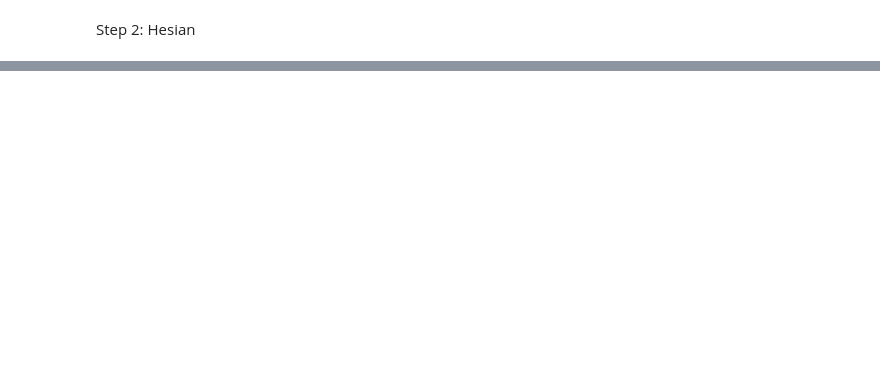
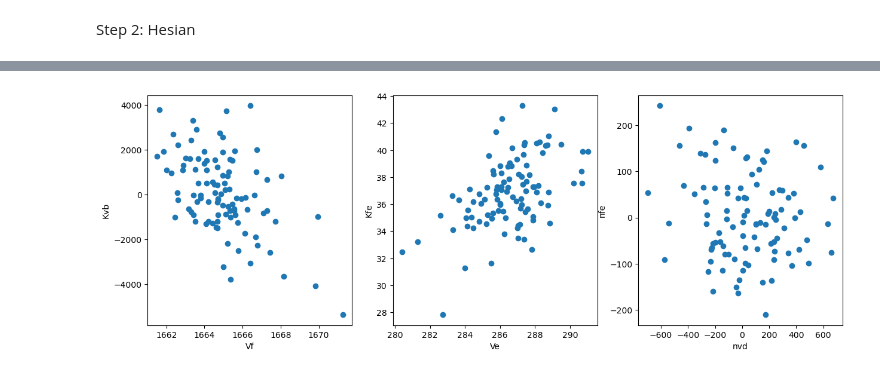
Before and after one commit to martinaoliver/modelling, a Jupyter notebook: 3954/dose_response/analytical_doseResponse.ipynb, the cells around one changed output, grey strips where cells are left out. Drawn from its saved outputs; the diff is of its cells as text; code cells hidden in the pictures; blank space fills up the shorter version.

```diff
--- a/3954/dose_response/analytical_doseResponse.ipynb
+++ b/3954/dose_response/analytical_doseResponse.ipynb
@@ -445,0 +478,4 @@ plt.legend()
+# %%
+hesian = np.array(hesian)
+hesian[1,1] = 3.1609027e+00
+hesian
@@ -445,0 +562,27 @@ plt.legend()
+# %%
+
+# def steadystate(OC14,Vf,  Kvb, nvd,Ve,Kfe, nfe ):
+
+
+#plot p1 vs p2
+p1 = pfit_hesian[:,0]
+p2 = pfit_hesian[:,1]
+p3 = pfit_hesian[:,2]
+p4 = pfit_hesian[:,3]
+p5 = pfit_hesian[:,4]
+p6 = pfit_hesian[:,5]
+
+#subplot of three params comparisons
+fig, (ax1, ax2, ax3) = plt.subplots(1, 3, figsize=(15,5))
+ax1.scatter(p1,p2)
+ax1.set_xlabel('Vf')
+ax1.set_ylabel('Kvb')
+ax2.scatter(p4,p5)
+ax2.set_xlabel('Ve')
+ax2.set_ylabel('Kfe')
+ax3.scatter(p3,p6)
+ax3.set_xlabel('nvd')
+ax3.set_ylabel('nfe')
+plt.show()
+# %% [output]
+[figure, added]
```
Also changed, not shown: parts of 33 cells of this notebook, 38 other files.
